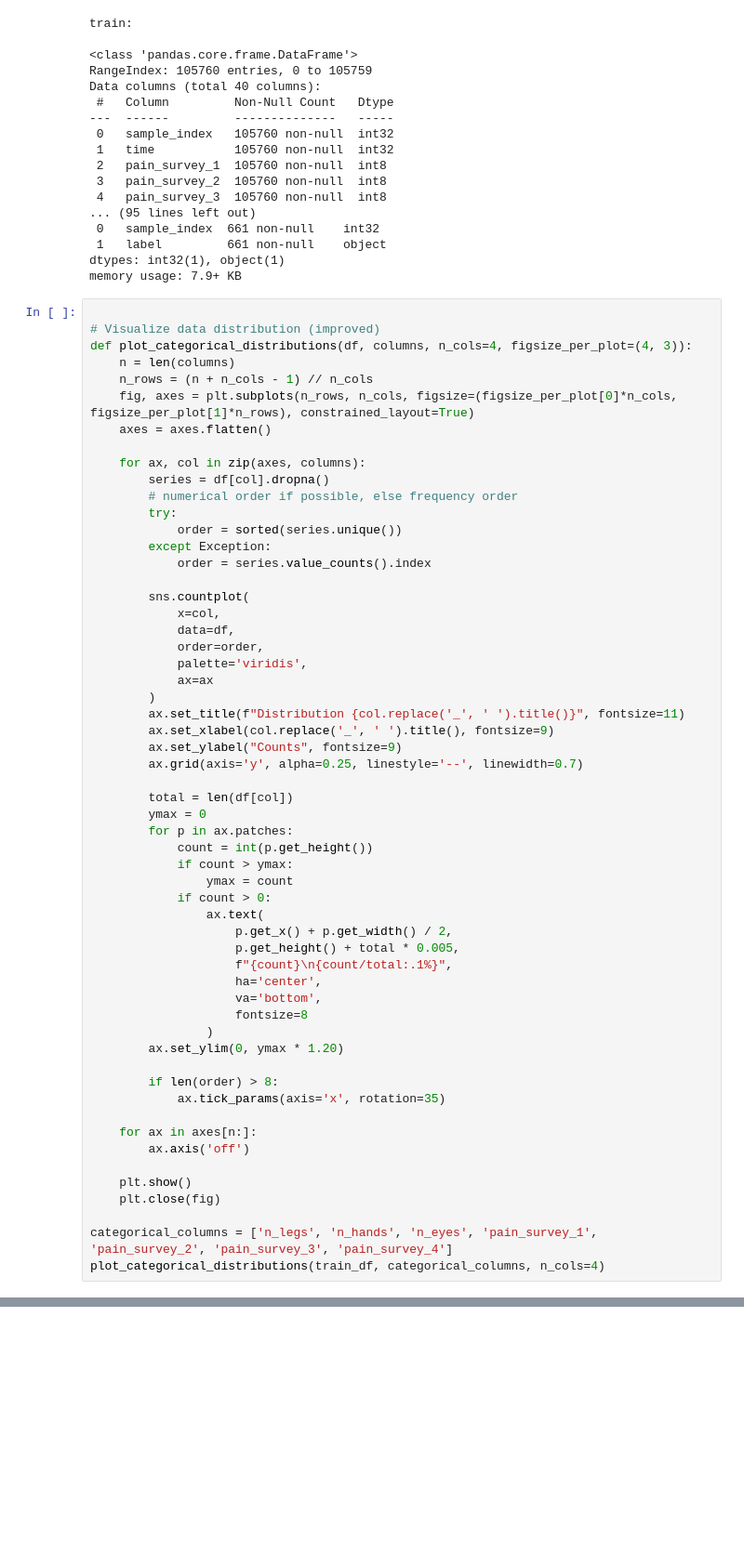
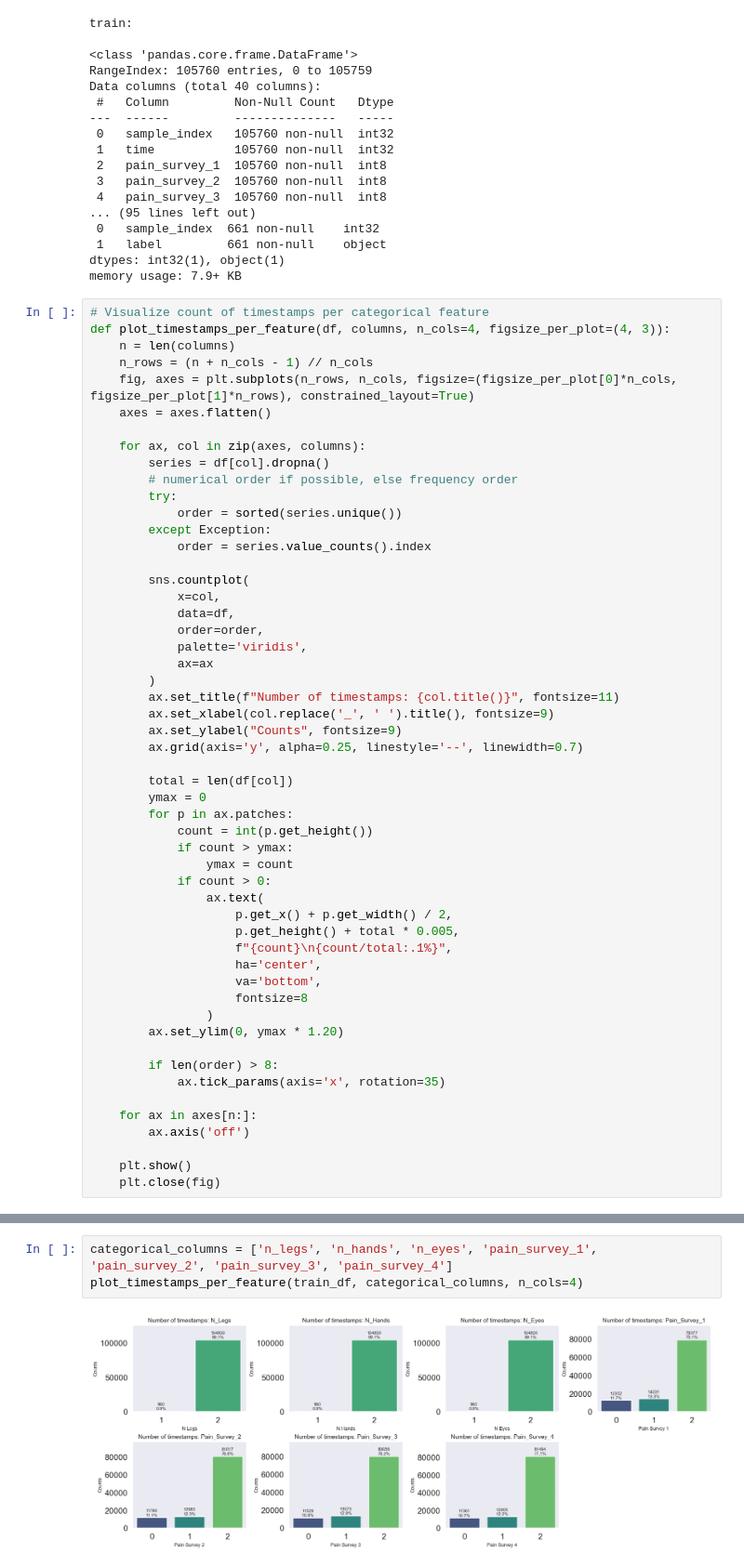
Before and after one commit to Bert0ns/an2dl-challenge-1, a Jupyter notebook: pirate_pain_challenge.ipynb, the cells around one changed output, grey strips where cells are left out. Shown: that part at 93% size. Drawn from its saved outputs; the diff is of its cells as text; blank space fills up the shorter version.

Commit message:
ci: starting to visualize data

```diff
--- a/pirate_pain_challenge.ipynb
+++ b/pirate_pain_challenge.ipynb
@@ -333,9 +331,8 @@ Data columns (total 40 columns):
 dtypes: int32(1), object(1)
 memory usage: 7.9+ KB
 # %%
-
-# Visualize data distribution (improved)
-def plot_categorical_distributions(df, columns, n_cols=4, figsize_per_plot=(4, 3)):
+# Visualize count of timestamps per categorical feature
+def plot_timestamps_per_feature(df, columns, n_cols=4, figsize_per_plot=(4, 3)):
     n = len(columns)
     n_rows = (n + n_cols - 1) // n_cols
     fig, axes = plt.subplots(n_rows, n_cols, figsize=(figsize_per_plot[0]*n_cols, figsize_per_plot[1]*n_rows), constrained_layout=True)
@@ -356,7 +353,7 @@ def plot_categorical_distributions(df, columns, n_cols=4, figsize_per_plot=(4, 3
             palette='viridis',
             ax=ax
         )
-        ax.set_title(f"Distribution {col.replace('_', ' ').title()}", fontsize=11)
+        ax.set_title(f"Number of timestamps: {col.title()}", fontsize=11)
         ax.set_xlabel(col.replace('_', ' ').title(), fontsize=9)
         ax.set_ylabel("Counts", fontsize=9)
         ax.grid(axis='y', alpha=0.25, linestyle='--', linewidth=0.7)
@@ -386,6 +383,3 @@ def plot_categorical_distributions(df, columns, n_cols=4, figsize_per_plot=(4, 3
 
     plt.show()
     plt.close(fig)
-
-categorical_columns = ['n_legs', 'n_hands', 'n_eyes', 'pain_survey_1', 'pain_survey_2', 'pain_survey_3', 'pain_survey_4']
-plot_categorical_distributions(train_df, categorical_columns, n_cols=4)
@@ -393,0 +386,5 @@ plot_categorical_distributions(train_df, categorical_columns, n_cols=4)
+# %%
+categorical_columns = ['n_legs', 'n_hands', 'n_eyes', 'pain_survey_1', 'pain_survey_2', 'pain_survey_3', 'pain_survey_4']
+plot_timestamps_per_feature(train_df, categorical_columns, n_cols=4)
+# %% [output]
+[figure, added]
```
Also changed, not shown: parts of 6 cells of this notebook.
